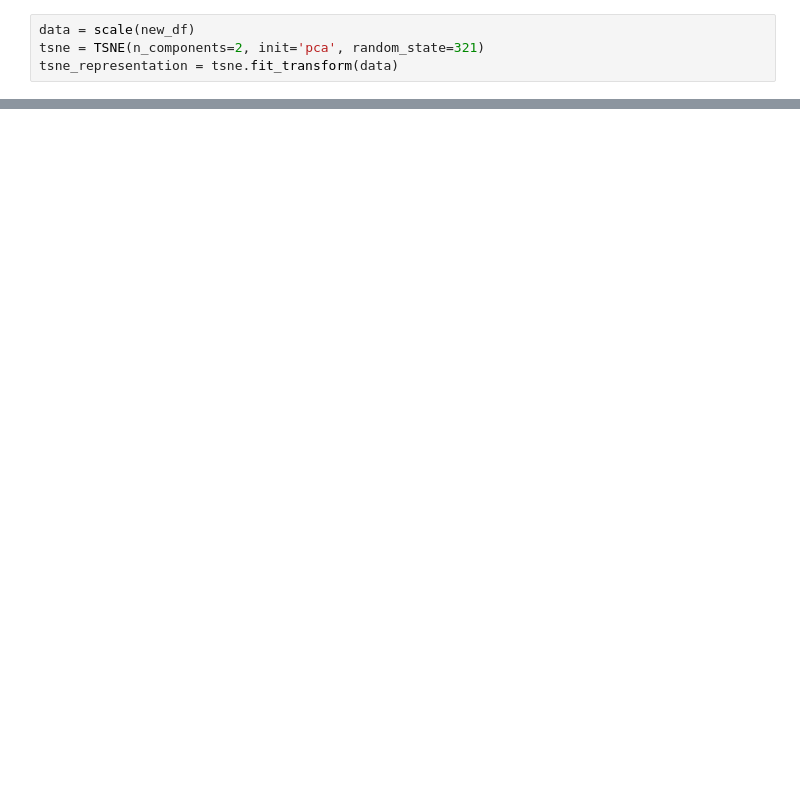
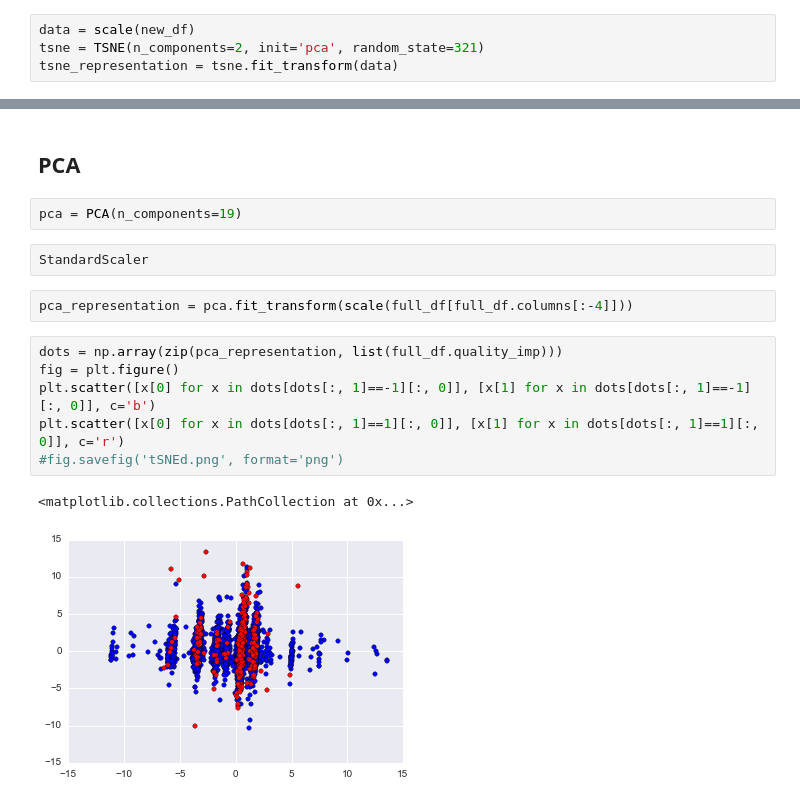
Before and after one commit to NikitaDurasov/CAB_imm, a Jupyter notebook: base.ipynb, the cells around one changed output, grey strips where cells are left out. Drawn from its saved outputs; the diff is of its cells as text; blank space fills up the shorter version.

```diff
--- a/base.ipynb
+++ b/base.ipynb
@@ -721,0 +707,17 @@ plt.scatter(tsne_representation[:,0], tsne_representation[:,1])
+# %% [markdown]
+## PCA
+# %%
+pca = PCA(n_components=19)
+# %%
+StandardScaler
+# %%
+pca_representation = pca.fit_transform(scale(full_df[full_df.columns[:-4]]))
+# %%
+dots = np.array(zip(pca_representation, list(full_df.quality_imp)))
+fig = plt.figure()
+plt.scatter([x[0] for x in dots[dots[:, 1]==-1][:, 0]], [x[1] for x in dots[dots[:, 1]==-1][:, 0]], c='b')
+plt.scatter([x[0] for x in dots[dots[:, 1]==1][:, 0]], [x[1] for x in dots[dots[:, 1]==1][:, 0]], c='r')
+#fig.savefig('tSNEd.png', format='png')
+# %% [output]
+<matplotlib.collections.PathCollection at 0x...>
+[figure, added]
```
Also changed, not shown: parts of 42 cells of this notebook, 6 other files.
